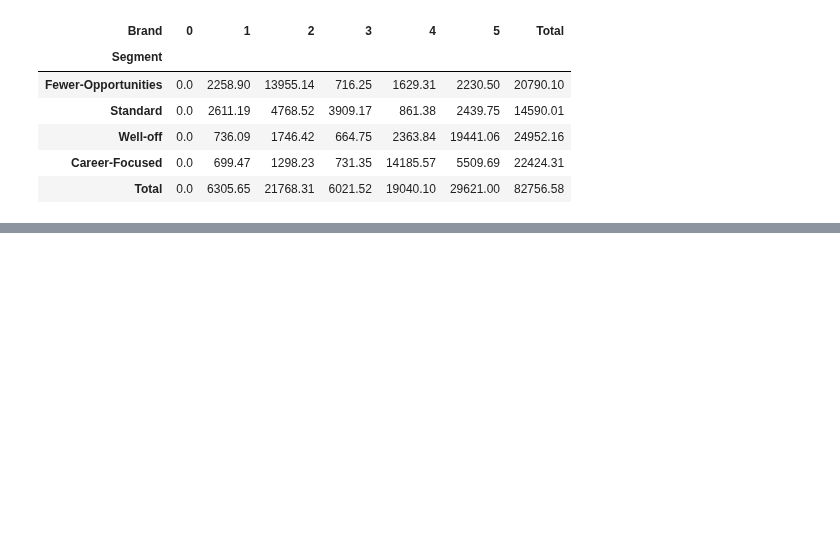
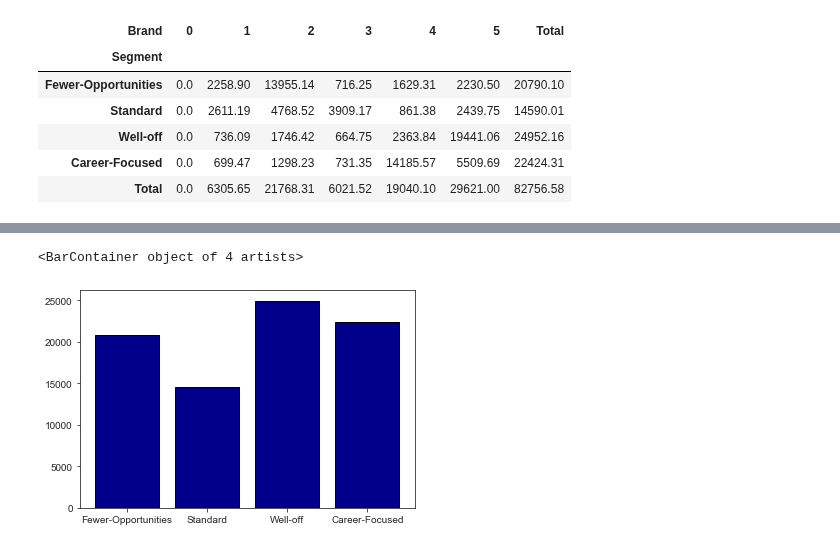
Before and after one commit to moritzwilksch/DataScienceEducation, a Jupyter notebook: 365DataScience/PurchaseAnalytics.ipynb, the cells around one changed output, grey strips where cells are left out. Drawn from its saved outputs; the diff is of its cells as text; code cells hidden in the pictures; blank space fills up the shorter version.

```diff
--- a/365DataScience/PurchaseAnalytics.ipynb
+++ b/365DataScience/PurchaseAnalytics.ipynb
@@ -284,0 +294,6 @@ rev_brand_segement
+# %%
+# %%time # =====> ca. 60ms
+plt.bar(x=rev_brand_segement.index[:-1], height=rev_brand_segement.Total[:-1], ec='k', fc='darkblue')
+# %% [output]
+<BarContainer object of 4 artists>
+[figure, added]
```
Also changed, not shown: parts of 2 cells of this notebook.
